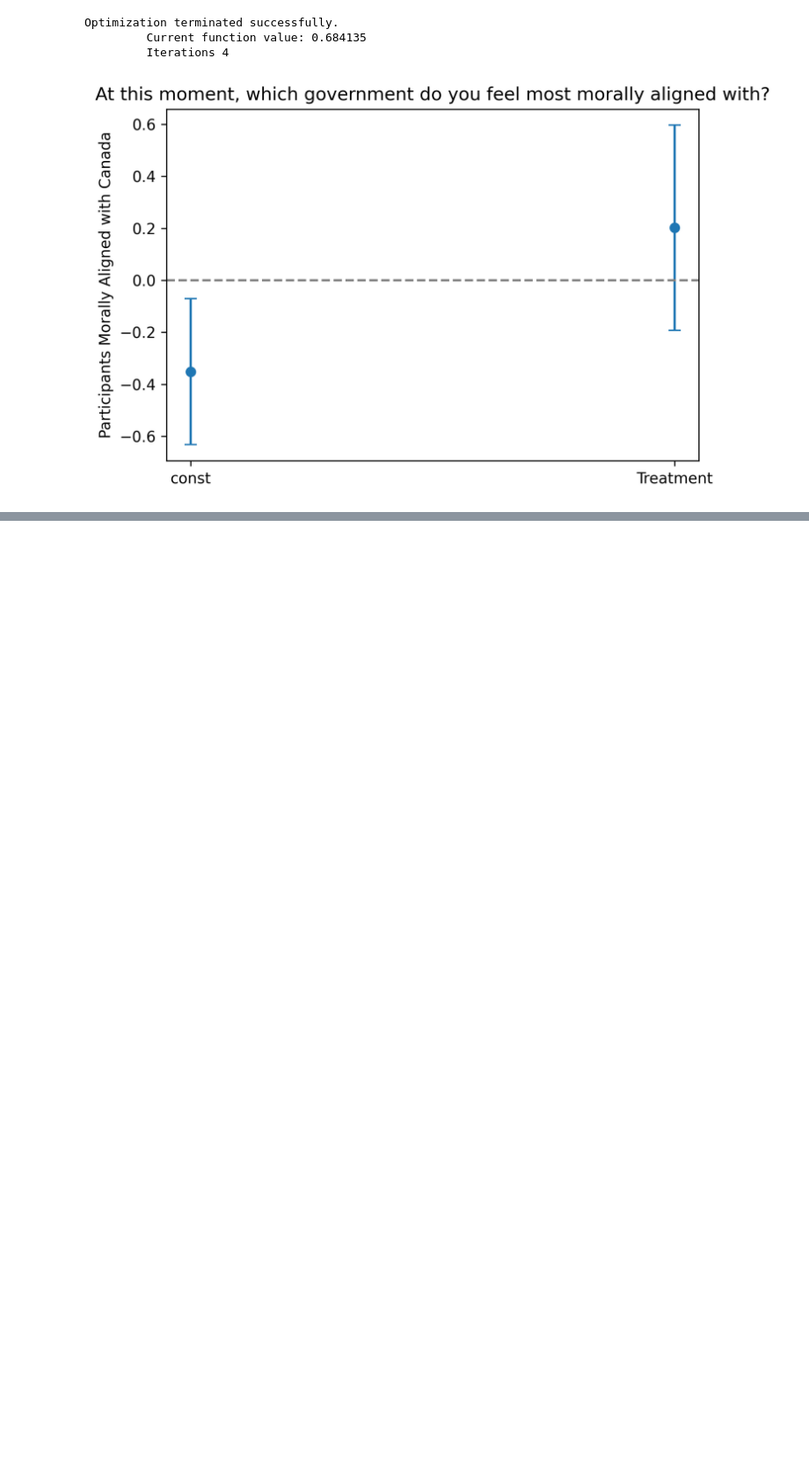
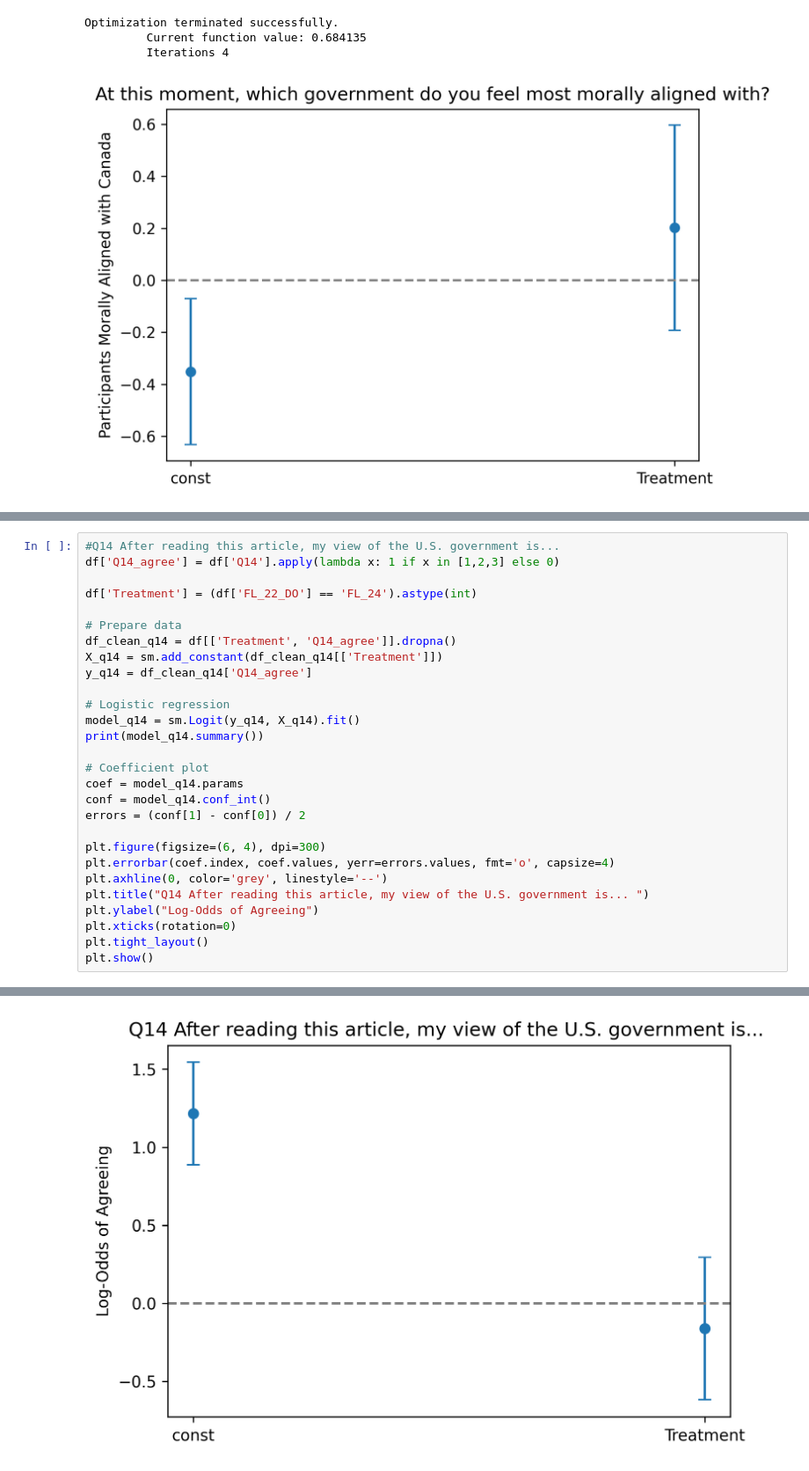
Before and after one commit to lmsobhani/Thesis, a Jupyter notebook: SurveyAnalysisJupyter.ipynb, the cells around one changed output, grey strips where cells are left out. Shown at 88% size. Cells and saved outputs as stored; diff of their text form; blank space fills up the shorter version.

```diff
--- a/SurveyAnalysisJupyter.ipynb
+++ b/SurveyAnalysisJupyter.ipynb
@@ -434,0 +551,29 @@ plt.show()
+# %%
+#Q14 After reading this article, my view of the U.S. government is...
+df['Q14_agree'] = df['Q14'].apply(lambda x: 1 if x in [1,2,3] else 0)
+
+df['Treatment'] = (df['FL_22_DO'] == 'FL_24').astype(int)
+
+# Prepare data
+df_clean_q14 = df[['Treatment', 'Q14_agree']].dropna()
+X_q14 = sm.add_constant(df_clean_q14[['Treatment']])
+y_q14 = df_clean_q14['Q14_agree']
+
+# Logistic regression
+model_q14 = sm.Logit(y_q14, X_q14).fit()
+print(model_q14.summary())
+
+# Coefficient plot
+coef = model_q14.params
+conf = model_q14.conf_int()
+errors = (conf[1] - conf[0]) / 2
+
+plt.figure(figsize=(6, 4), dpi=300)
+plt.errorbar(coef.index, coef.values, yerr=errors.values, fmt='o', capsize=4)
+plt.axhline(0, color='grey', linestyle='--')
+plt.title("Q14 After reading this article, my view of the U.S. government is... ")
+plt.ylabel("Log-Odds of Agreeing")
+plt.xticks(rotation=0)
+plt.tight_layout()
+plt.show()
+# %% [output]
@@ -434,0 +598 @@ plt.show()
+[figure, added]
```
Also changed, not shown: parts of 11 cells of this notebook.
